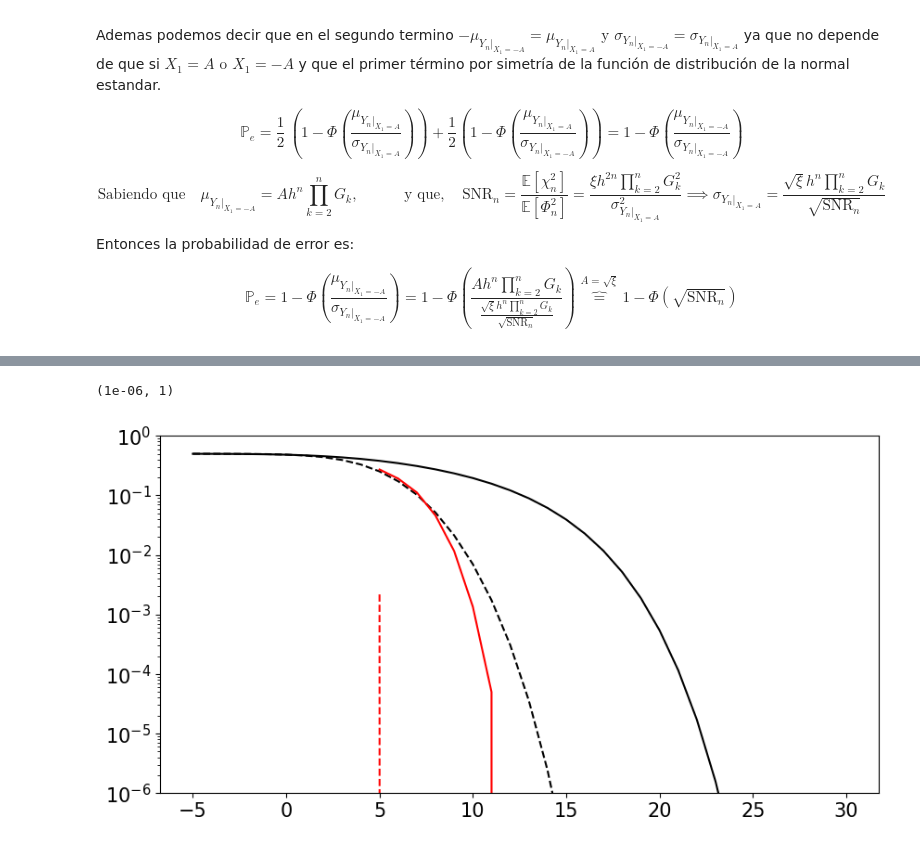
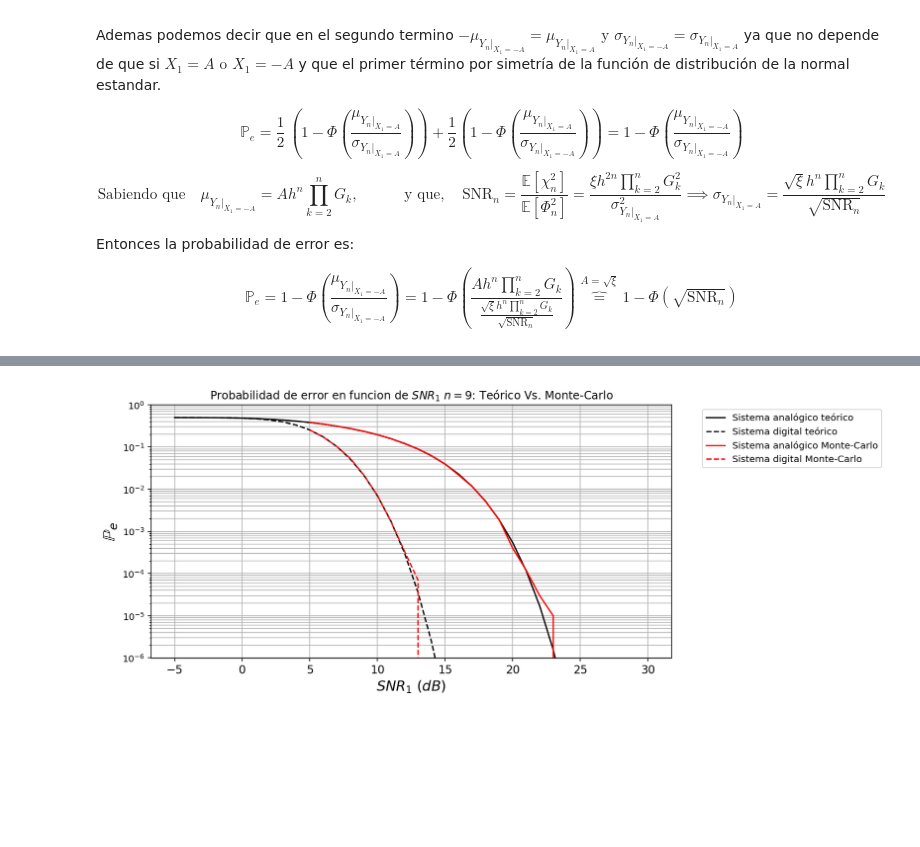
Before and after one commit to frossi-fiuba/tps_estoca, a Jupyter notebook: tp1/tp1_demarco_mendoza_rossi.ipynb, the cells around one changed output, grey strips where cells are left out. Drawn from its saved outputs; the diff is of its cells as text; code cells hidden in the pictures; blank space fills up the shorter version.

```diff
--- a/tp1/tp1_demarco_mendoza_rossi.ipynb
+++ b/tp1/tp1_demarco_mendoza_rossi.ipynb
@@ -279,5 +281,6 @@ plt.ylabel(r'$\mathbb{P}_{e}$',fontsize=18);
 # %%
-# Punto 4
+###  EJERCICIO 4
+
 
 N = int(1e5) #cantidad de realizaciones
 media_ruido = 0
@@ -285,11 +288,13 @@ var_ruido = 1
 n = 9 # cantidad de repetidores
 
 proba = 0.5 # probabilidad de la bernoulli
-SNR1_dB = np.arange(-5,25+1,1)
+SNR1_dB = np.arange(5,25+1,1)
 SNR1 = 10 ** (SNR1_dB/10)
 h = 0.9 # factor de atenuación
 G = (1/h) * np.sqrt(SNR1/(SNR1+1))
-A = (var_ruido**2/h**2) *SNR1
+A = np.sqrt((var_ruido**2/h**2) *SNR1)
+
+print(A[8]*h*(SNR1[8]/(1+SNR1[8]))**((n-1)/2))
 
 #generación de variables
 X=np.zeros((len(SNR1), N))
@@ -326,8 +331,9 @@ def sistema(entrada,n,media_ruido,var_ruido,N,h, ganancia,tipo,A):
     salida = entrada
     for i in range(n):
         salida = repe_dicc["repetidor_%s"%tipo](ruido(atenuacion(salida, h), media_ruido, var_ruido, N),ganancia,A)
+    salida_pre_receptor = salida
     salida = repetidor_digital(salida,ganancia,A) # receptor
-    return salida
+    return salida, salida_pre_receptor
 
 
 def mean_montecarlo(entrada, salida):
@@ -345,7 +351,7 @@ def mean_montecarlo(entrada, salida):
 P_e_mc_snr = np.zeros(len(SNR1))
 P_e_d_mc_snr = np.zeros(len(SNR1))
 for i in range(len(SNR1)):
-    salida_analog = sistema(X[i], n, media_ruido, var_ruido, N, h, G[i], 'analogico',A[i])
-    salida_digit = sistema(X[i], n, media_ruido, var_ruido, N, h, G[i], 'digital', A[i])
+    salida_analog, salida_analog_pre_receptor = sistema(X[i], n, media_ruido, var_ruido, N, h, G[i], 'analogico',A[i])
+    salida_digit, salida_digit_pre_receptor = sistema(X[i], n, media_ruido, var_ruido, N, h, G[i], 'digital', A[i])
     P_e_mc_snr[i] = mean_montecarlo(X[i], salida_analog)
     P_e_d_mc_snr[i] = mean_montecarlo(X[i], salida_digit)
@@ -439,13 +360,20 @@ for i in range(len(SNR1)):
-# %%
-plt.figure(figsize=(10,5))
-
-plt.semilogy(SNR,P_e_d(9,SNR_lin), color='k', linestyle= '--')
-plt.semilogy(SNR,P_e(9,SNR_lin), color='k')
-
-plt.semilogy(SNR1_dB, P_e_mc_snr, color='r')
-plt.semilogy(SNR1_dB, P_e_d_mc_snr, color='r', linestyle='--')
-
-plt.ylim(10e-7,1)
-# %% [output]
-(1e-06, 1)
-[figure, removed]
+# %%
+plt.figure(figsize=(10,5))
+
+plt.semilogy(SNR,P_e(9,SNR_lin), color='k')
+plt.semilogy(SNR,P_e_d(9,SNR_lin), color='k', linestyle= '--')
+
+plt.semilogy(SNR1_dB, P_e_mc_snr, color='r')
+plt.semilogy(SNR1_dB, P_e_d_mc_snr, color='r', linestyle='--')
+
+plt.legend(["Sistema analógico teórico", "Sistema digital teórico", "Sistema analógico Monte-Carlo", "Sistema digital Monte-Carlo"],bbox_to_anchor=(1.05, 1.0), loc='upper left',prop={'size': 10})
+
+plt.ylim(10e-7,1)
+plt.grid(True, which="both", ls="-")
+plt.title(r'Probabilidad de error en funcion de $SNR_1$ $n = 9$: Teórico Vs. Monte-Carlo', fontsize=12)
+plt.xlabel(r'$SNR_1~(dB)$', fontsize=15)
+plt.ylabel(r'$\mathbb{P}_{e}$', fontsize=18)
+plt.xticks(fontsize=12)
+plt.yticks(fontsize=10);
+# %% [output]
+[figure, added]
```
Also changed, not shown: parts of 6 cells of this notebook.
